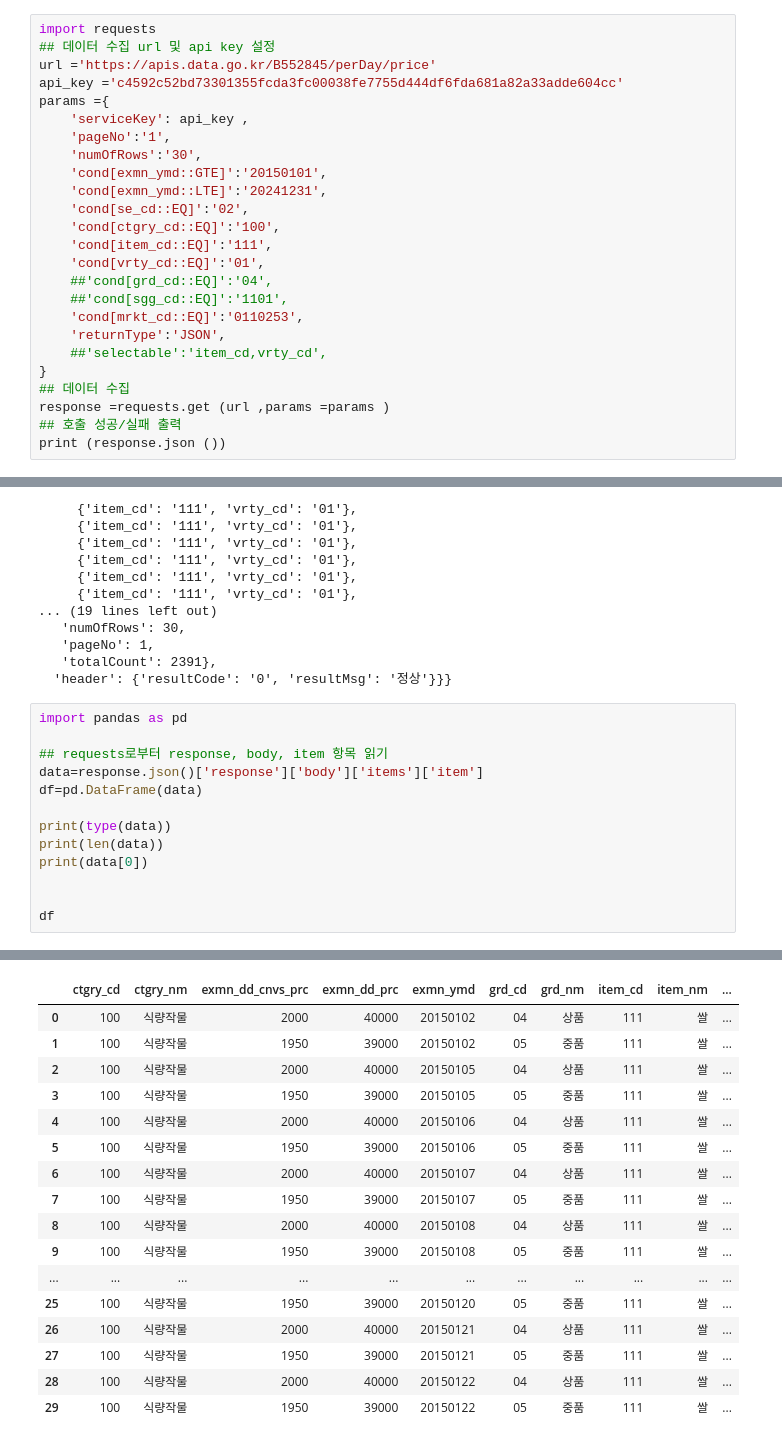
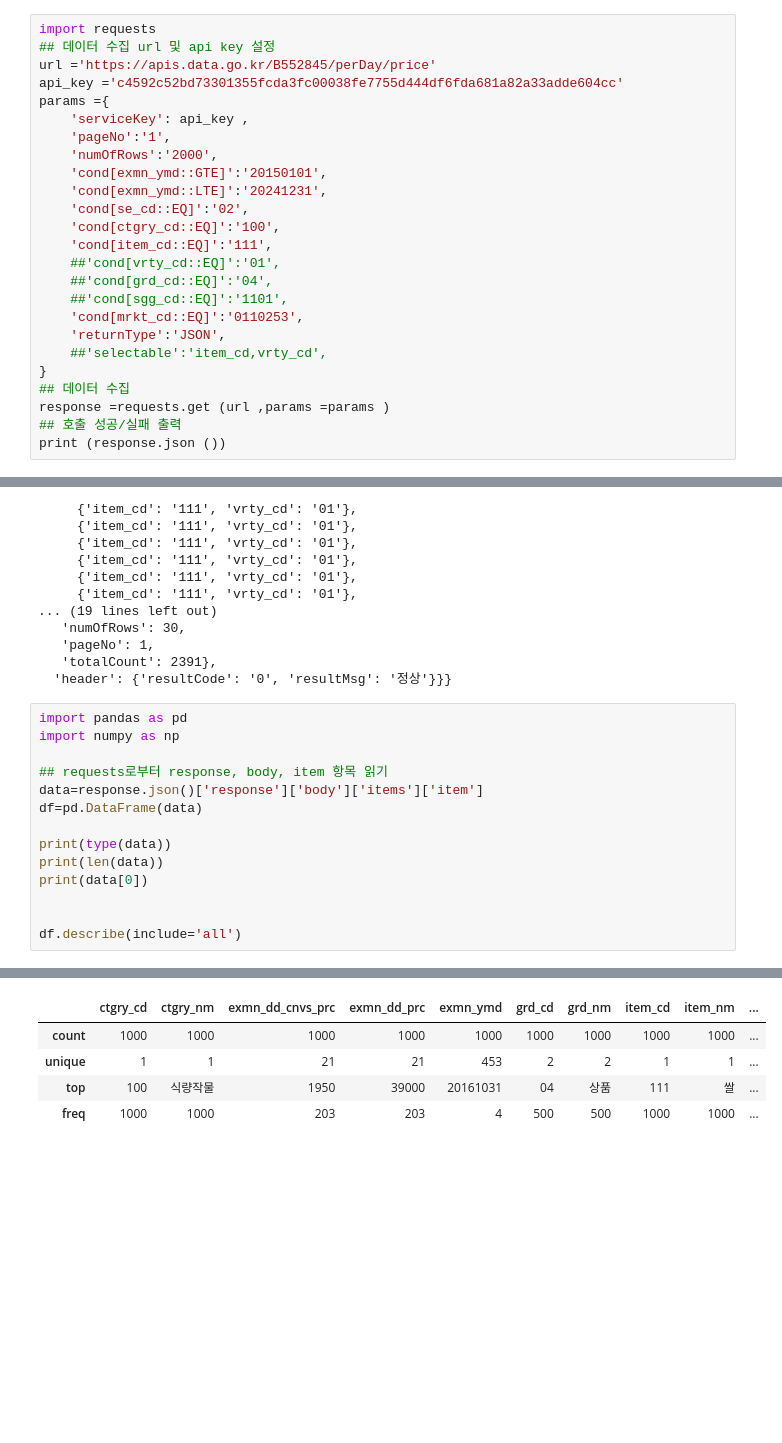
Before and after one commit to yaong0915/Data-Analysis-with-Open-Source, a Jupyter notebook: 오픈소스_데이터_분석_5강.ipynb, the cells around one changed output, grey strips where cells are left out. Drawn from its saved outputs; the diff is of its cells as text; blank space fills up the shorter version.

```diff
--- a/오픈소스_데이터_분석_5강.ipynb
+++ b/오픈소스_데이터_분석_5강.ipynb
@@ -168,13 +181,13 @@ api_key ='c4592c52bd73301355fcda3fc00038fe7755d444df6fda681a82a33adde604cc'
 params ={
     'serviceKey': api_key ,
     'pageNo':'1',
-    'numOfRows':'30',
+    'numOfRows':'2000',
     'cond[exmn_ymd::GTE]':'20150101',
     'cond[exmn_ymd::LTE]':'20241231',
     'cond[se_cd::EQ]':'02',
     'cond[ctgry_cd::EQ]':'100',
     'cond[item_cd::EQ]':'111',
-    'cond[vrty_cd::EQ]':'01',
+    ##'cond[vrty_cd::EQ]':'01',
     ##'cond[grd_cd::EQ]':'04',
     ##'cond[sgg_cd::EQ]':'1101',
     'cond[mrkt_cd::EQ]':'0110253',
@@ -209,6 +222,7 @@ response.json()
   'header': {'resultCode': '0', 'resultMsg': '정상'}}}
 # %%
 import pandas as pd
+import numpy as np
 
 ## requests로부터 response, body, item 항목 읽기
 data=response.json()['response']['body']['items']['item']
@@ -219,6 +233,6 @@ print(len(data))
 print(data[0])
 
 
-df
+df.describe(include='all')
 # %% [output]
 <class 'list'>
@@ -226,18 +240,6 @@ df
 {'ctgry_cd': '100', 'ctgry_nm': '식량작물', 'exmn_dd_cnvs_prc': '2000', 'exmn_dd_prc': '40000', 'exmn_ymd': '20150102', 'grd_cd': '04', 'grd_nm': '상품', 'item_cd': '111', 'item_nm': '쌀', 'mrkt_cd': '011025 ...
 |  | ctgry_cd | ctgry_nm | exmn_dd_cnvs_prc | exmn_dd_prc | exmn_ymd | grd_cd | grd_nm | item_cd | item_nm | ... |
-| 0 | 100 | 식량작물 | 2000 | 40000 | 20150102 | 04 | 상품 | 111 | 쌀 | ... |
-| 1 | 100 | 식량작물 | 1950 | 39000 | 20150102 | 05 | 중품 | 111 | 쌀 | ... |
-| 2 | 100 | 식량작물 | 2000 | 40000 | 20150105 | 04 | 상품 | 111 | 쌀 | ... |
-| 3 | 100 | 식량작물 | 1950 | 39000 | 20150105 | 05 | 중품 | 111 | 쌀 | ... |
-| 4 | 100 | 식량작물 | 2000 | 40000 | 20150106 | 04 | 상품 | 111 | 쌀 | ... |
-| 5 | 100 | 식량작물 | 1950 | 39000 | 20150106 | 05 | 중품 | 111 | 쌀 | ... |
-| 6 | 100 | 식량작물 | 2000 | 40000 | 20150107 | 04 | 상품 | 111 | 쌀 | ... |
-| 7 | 100 | 식량작물 | 1950 | 39000 | 20150107 | 05 | 중품 | 111 | 쌀 | ... |
-| 8 | 100 | 식량작물 | 2000 | 40000 | 20150108 | 04 | 상품 | 111 | 쌀 | ... |
-| 9 | 100 | 식량작물 | 1950 | 39000 | 20150108 | 05 | 중품 | 111 | 쌀 | ... |
-| ... | ... | ... | ... | ... | ... | ... | ... | ... | ... | ... |
-| 25 | 100 | 식량작물 | 1950 | 39000 | 20150120 | 05 | 중품 | 111 | 쌀 | ... |
-| 26 | 100 | 식량작물 | 2000 | 40000 | 20150121 | 04 | 상품 | 111 | 쌀 | ... |
-| 27 | 100 | 식량작물 | 1950 | 39000 | 20150121 | 05 | 중품 | 111 | 쌀 | ... |
-| 28 | 100 | 식량작물 | 2000 | 40000 | 20150122 | 04 | 상품 | 111 | 쌀 | ... |
-| 29 | 100 | 식량작물 | 1950 | 39000 | 20150122 | 05 | 중품 | 111 | 쌀 | ... |
+| count | 1000 | 1000 | 1000 | 1000 | 1000 | 1000 | 1000 | 1000 | 1000 | ... |
+| unique | 1 | 1 | 21 | 21 | 453 | 2 | 2 | 1 | 1 | ... |
+| top | 100 | 식량작물 | 1950 | 39000 | 20161031 | 04 | 상품 | 111 | 쌀 | ... |
+| freq | 1000 | 1000 | 203 | 203 | 4 | 500 | 500 | 1000 | 1000 | ... |
```
Also changed, not shown: parts of 6 cells of this notebook.
